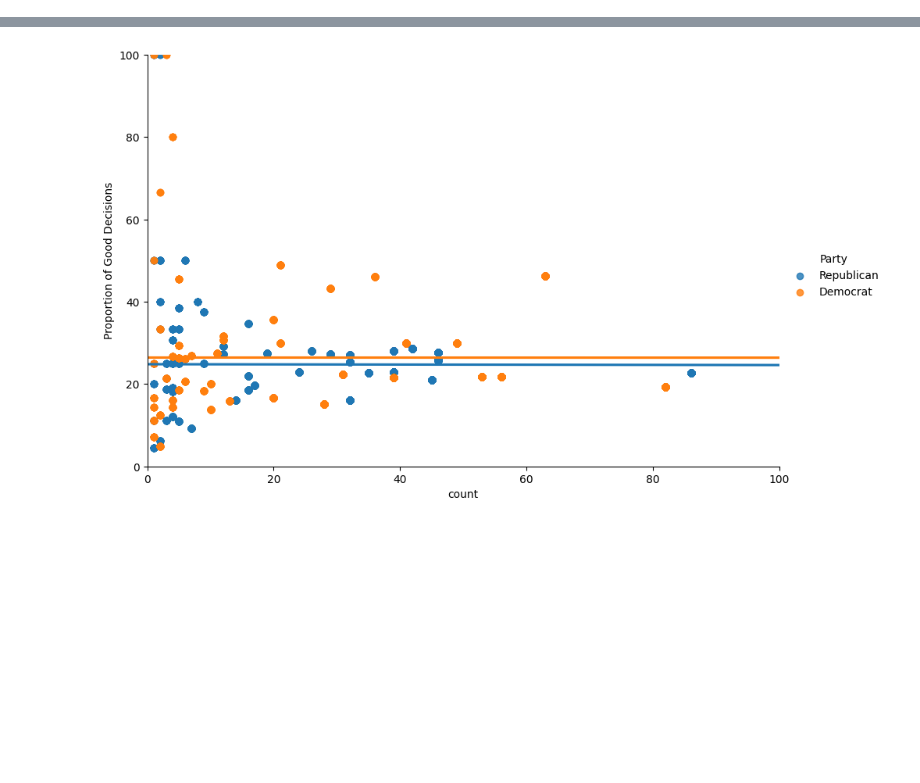
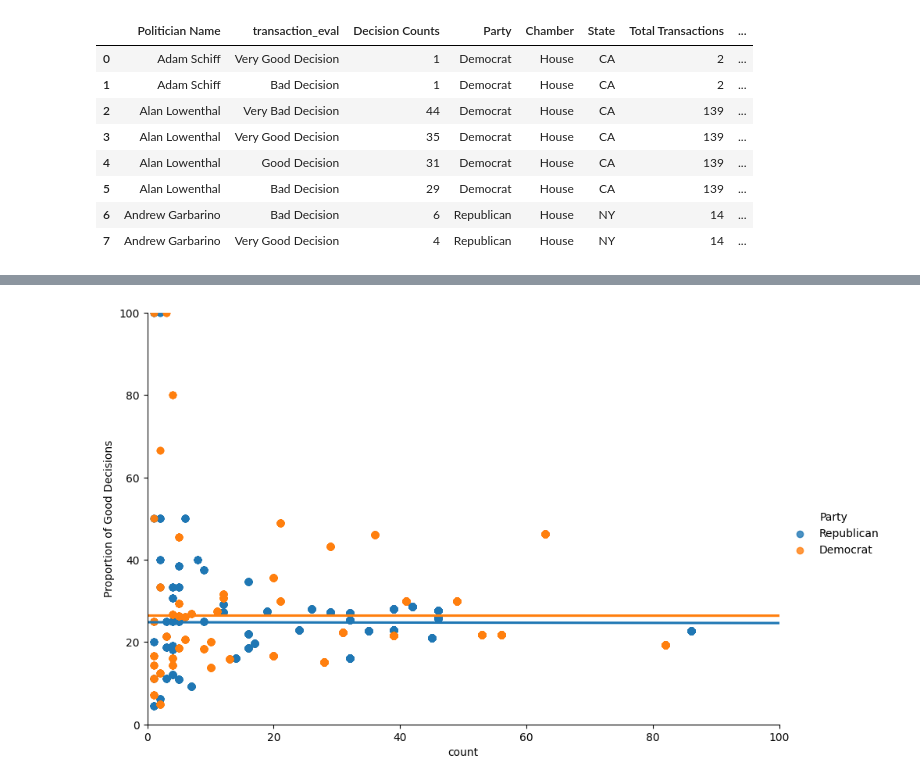
Before and after one commit to maxdokukin/Politician-Trades, a Jupyter notebook: Analysis/More Prices Analysis.ipynb, the cells around one changed output, grey strips where cells are left out. Cells and saved outputs as stored; diff of their text form; code cells hidden in the pictures; blank space fills up the shorter version.

```diff
--- a/Analysis/More Prices Analysis.ipynb
+++ b/Analysis/More Prices Analysis.ipynb
@@ -28,4 +19,0 @@ df['perf_delta'] = df['fd_avg'] - df['pd_avg']
-# %%
-df.loc[df['Transaction Type'] == 'RECEIVE', 'Transaction Type'] = 'BUY'
-df.drop(df[df['Transaction Type'] == 'EXCHANGE'].index, inplace=True)
-df.drop(df[df['Party'] == 'Other'].index, inplace=True)
@@ -99 +46,16 @@ palt
+# %%
+politician_decisions = df.groupby('Politician Name')['transaction_eval'].value_counts().reset_index(name='Decision Counts')
+politician_decisions = politician_decisions.merge(info_by_name, on = 'Politician Name')
+politician_decisions['Proportion of Decision'] = politician_decisions['Decision Counts'] / politician_decisions['Total Transactions'] * 100
+politician_decisions.head(8)
+# %% [output]
+|  | Politician Name | transaction_eval | Decision Counts | Party | Chamber | State | Total Transactions | ... |
+| 0 | Adam Schiff | Very Good Decision | 1 | Democrat | House | CA | 2 | ... |
+| 1 | Adam Schiff | Bad Decision | 1 | Democrat | House | CA | 2 | ... |
+| 2 | Alan Lowenthal | Very Bad Decision | 44 | Democrat | House | CA | 139 | ... |
+| 3 | Alan Lowenthal | Very Good Decision | 35 | Democrat | House | CA | 139 | ... |
+| 4 | Alan Lowenthal | Good Decision | 31 | Democrat | House | CA | 139 | ... |
+| 5 | Alan Lowenthal | Bad Decision | 29 | Democrat | House | CA | 139 | ... |
+| 6 | Andrew Garbarino | Bad Decision | 6 | Republican | House | NY | 14 | ... |
+| 7 | Andrew Garbarino | Very Good Decision | 4 | Republican | House | NY | 14 | ... |
 # %%
```
Also changed, not shown: parts of 7 cells of this notebook, 3 other files.
